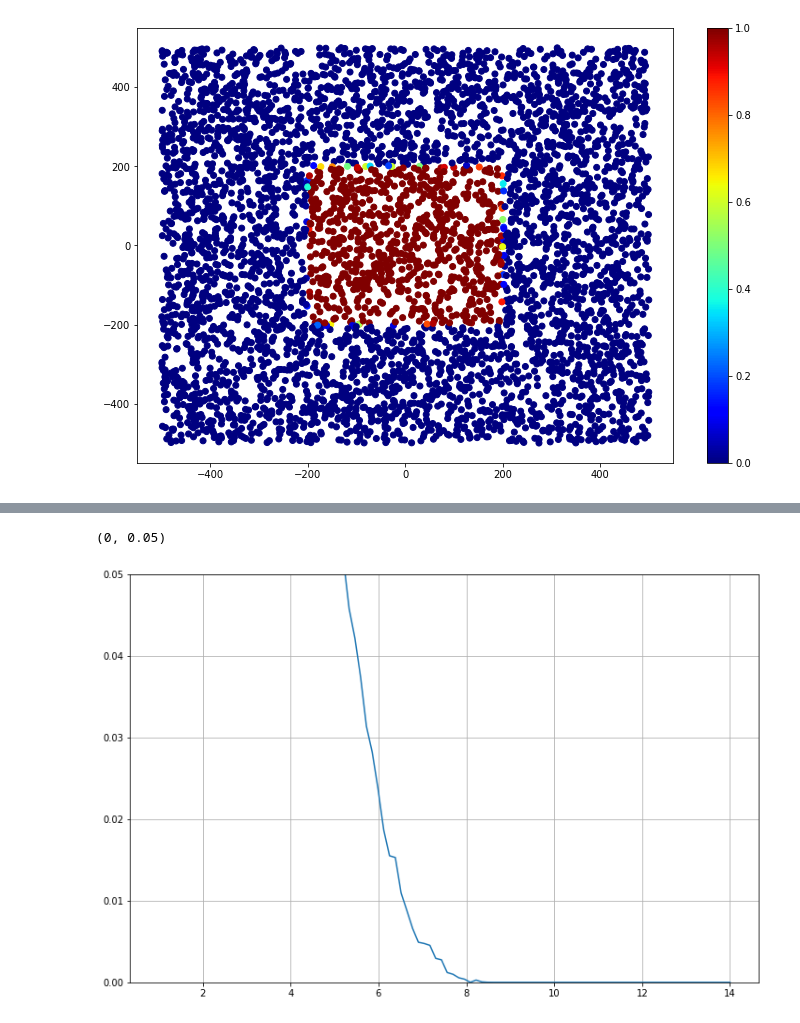
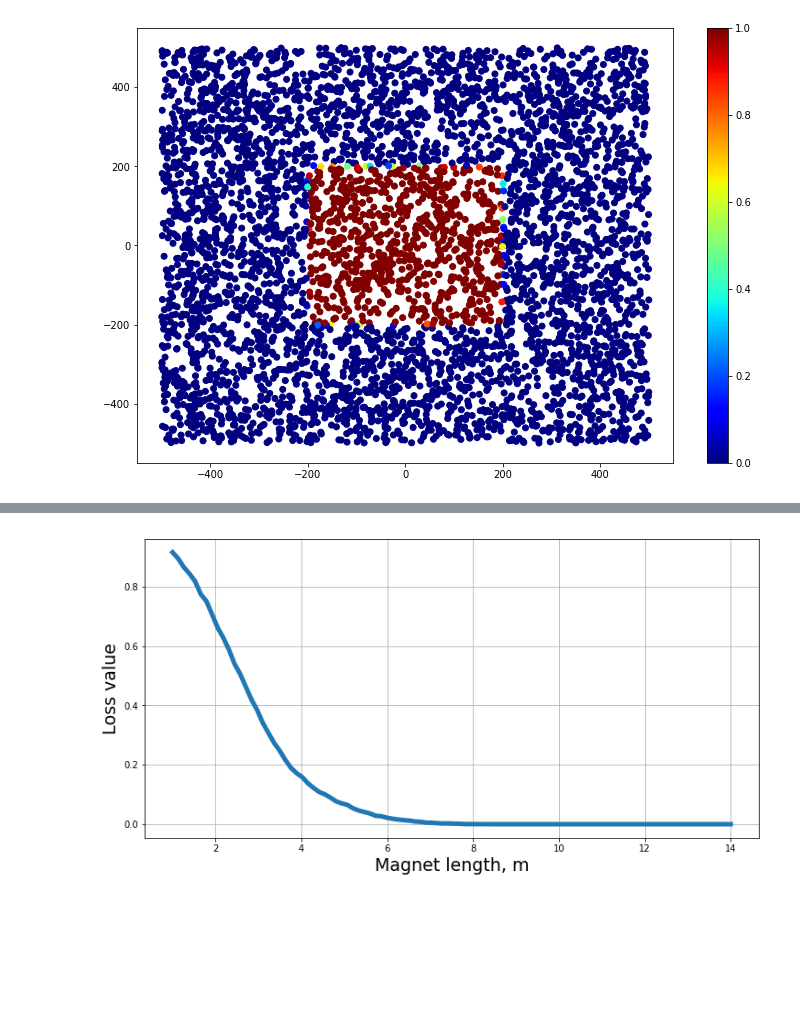
Before and after one commit to SchattenGenie/diff-surrogate, a Jupyter notebook: gan/physics/EDA.ipynb, the cells around one changed output, grey strips where cells are left out. Saved outputs shown, nothing was run; the diff lists cells and outputs as text; code cells hidden in the pictures; blank space fills up the shorter version.

```diff
--- a/gan/physics/EDA.ipynb
+++ b/gan/physics/EDA.ipynb
@@ -176,10 +181,12 @@ for index in range(100):
-# %%
-plt.figure(figsize=(12,8))
-plt.plot(mu_space, losses)
-plt.grid()
-# %% [output]
-(0, 0.05)
-[figure, removed]
+# %%
+plt.figure(figsize=(12,6))
+plt.plot(mu_space, losses, linewidth=5)
+plt.xlabel("Magnet length, m", fontsize=19)
+plt.ylabel("Loss value", fontsize=19)
+plt.grid()
+plt.savefig("loss_true.pdf", bbox_inches = 'tight', pad_inches = 0)
+# %% [output]
+[figure, added]
 # %%
 from copy import deepcopy
 
```
Also changed, not shown: parts of 7 cells of this notebook, 2 other files.
